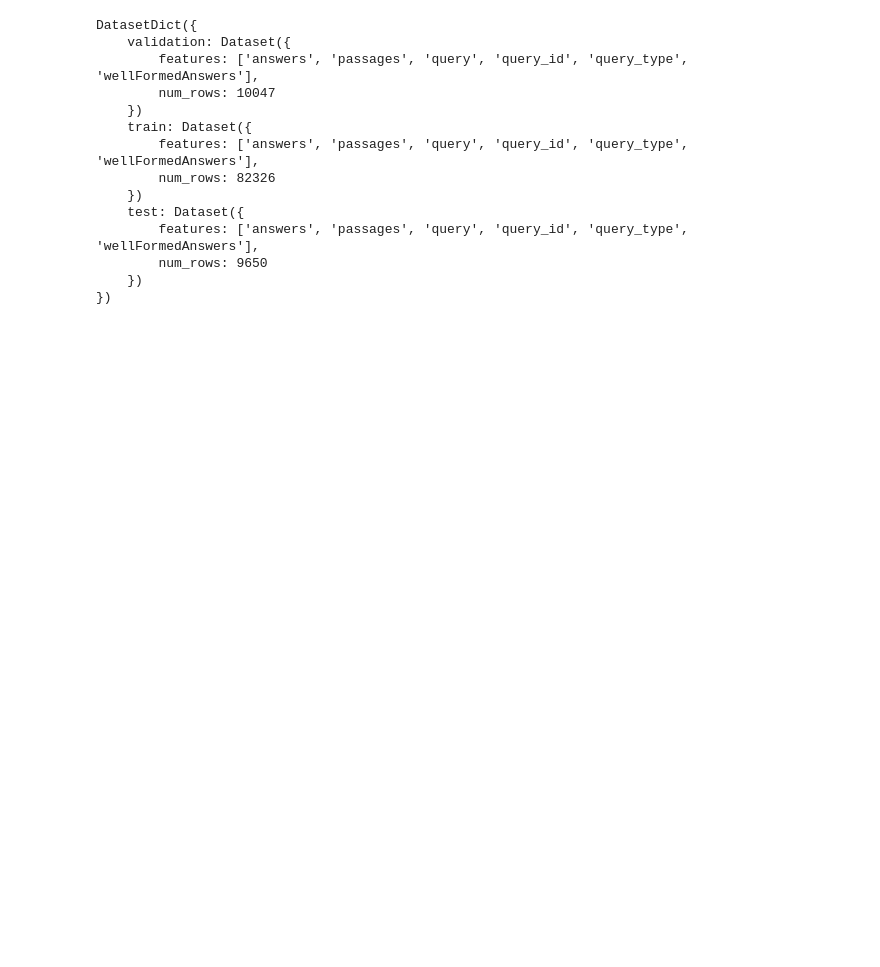
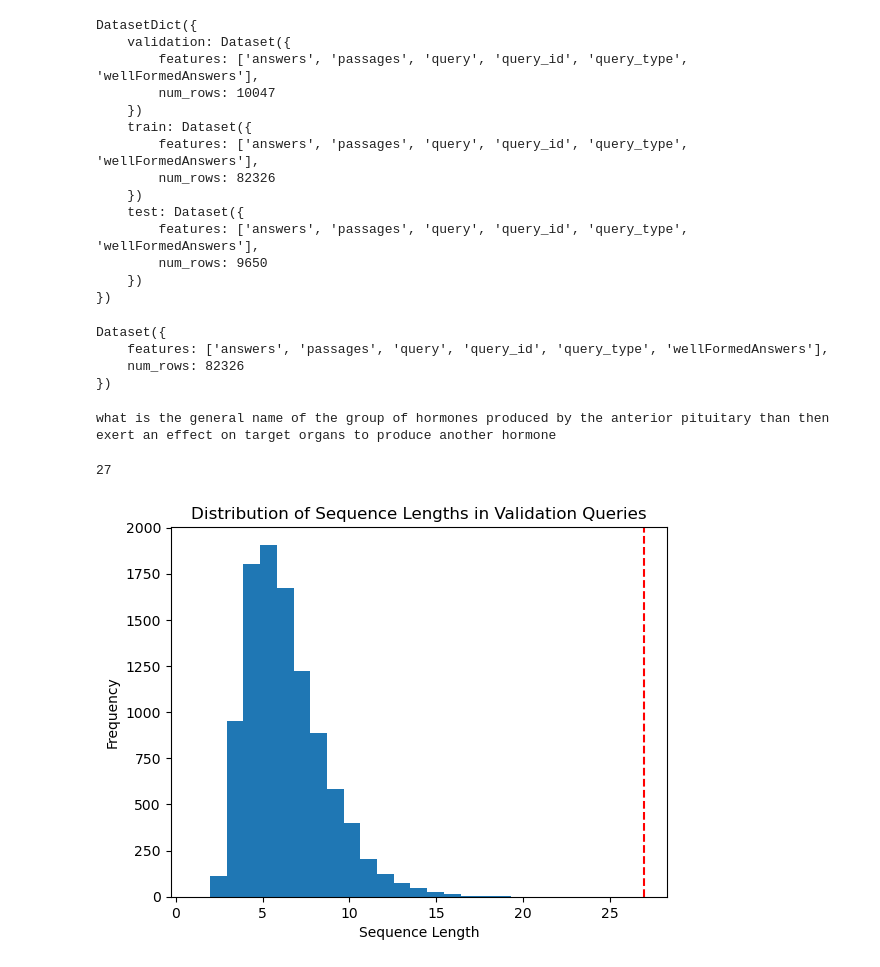
Before and after one commit to oleksandr-diudiun/mlx-week3, a Jupyter notebook: download_data.ipynb, the cells around one changed output. Cells and saved outputs as stored; diff of their text form; code cells hidden in the pictures; blank space fills up the shorter version.

Commit message:
distributional eda

```diff
--- a/download_data.ipynb
+++ b/download_data.ipynb
@@ -19,3 +19,42 @@ DatasetDict({
         num_rows: 9650
     })
 })
+# %%
+dataset['train']
+# %% [output]
+Dataset({
+    features: ['answers', 'passages', 'query', 'query_id', 'query_type', 'wellFormedAnswers'],
+    num_rows: 82326
+})
+# %%
+# print(max(len(answer) for answer in dataset['validation']['query']))
+
+# find the index of the longest query
+index_of_longest_query = max(range(len(dataset['validation']['query'])), key = lambda index: len(dataset['validation']['query'][index]))
+
+# print the longest query
+print(dataset['validation']['query'][index_of_longest_query])
+# %% [output]
+what is the general name of the group of hormones produced by the anterior pituitary than then exert an effect on target organs to produce another hormone
+# %%
+str0 = 'what is the general name of the group of hormones produced by the anterior pituitary than then exert an effect on target organs to produce another hormone'
+str1 = str0.split(' ')
+len(str1)
+# %% [output]
+27
+# %%
+import matplotlib.pyplot as plt
+
+# calculate sequence lengths
+sequence_lengths = [len(query.split(' ')) for query in dataset['validation']['query']]
+
+# plot histogram
+plt.hist(sequence_lengths, bins=27)
+# plot horizontal line for the longest query
+plt.axvline(x=len(str1), color='r', linestyle='--')
+plt.xlabel('Sequence Length')
+plt.ylabel('Frequency')
+plt.title('Distribution of Sequence Lengths in Validation Queries')
+plt.show()
+# %% [output]
+[figure, added]
```
Also changed, not shown: parts of 8 cells of this notebook.
